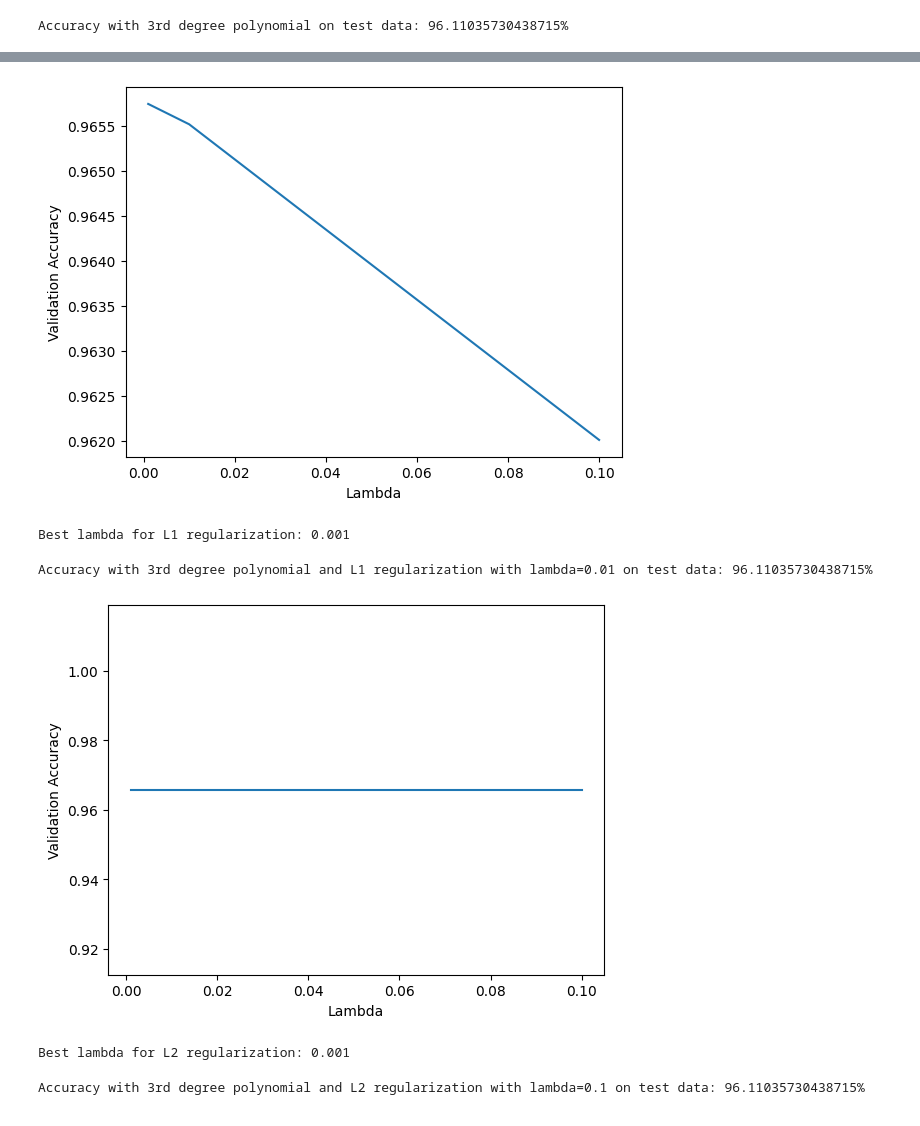
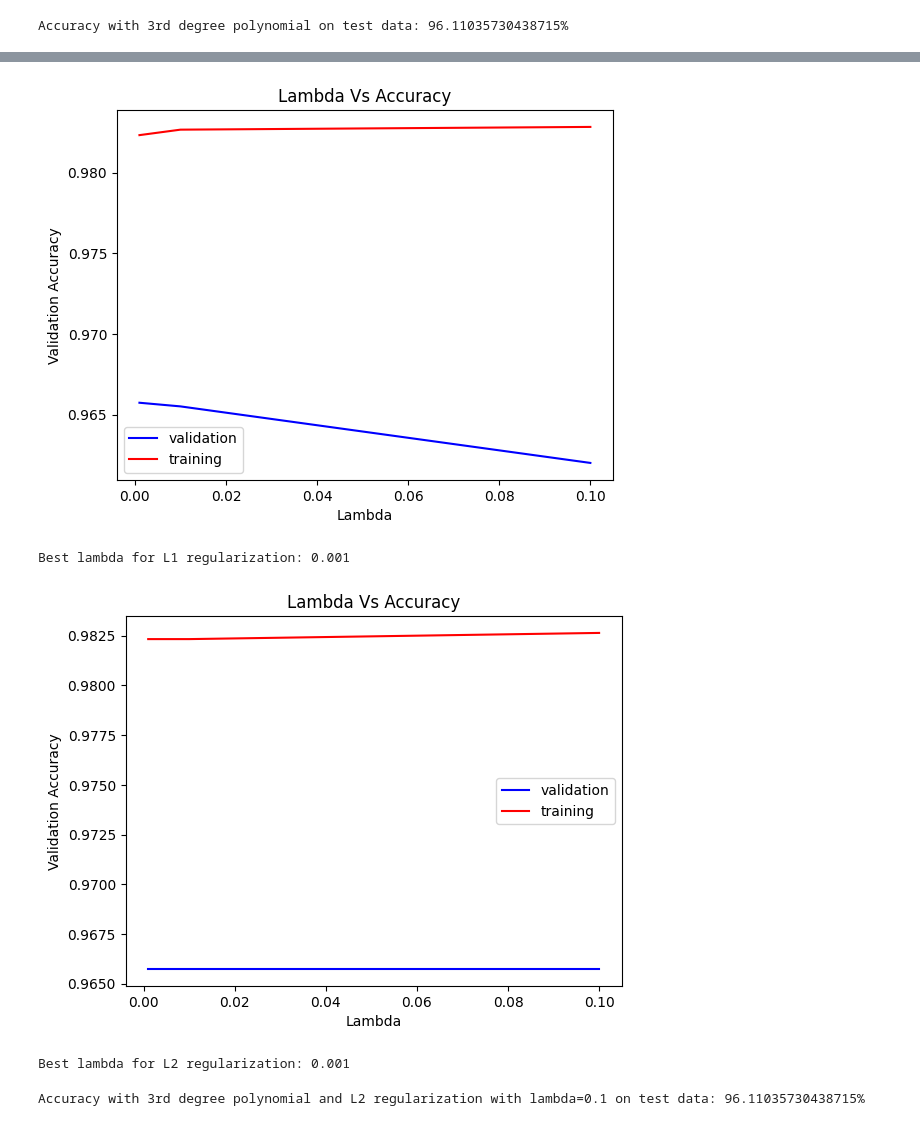
Before and after one commit to rakeebh7233/phishing-prediction, a Jupyter notebook: logistic_regression.ipynb, the cells around one changed output, grey strips where cells are left out. Cells and saved outputs as stored; diff of their text form; code cells hidden in the pictures.

```diff
--- a/logistic_regression.ipynb
+++ b/logistic_regression.ipynb
@@ -88,10 +87,10 @@ print(f"Accuracy for Logistic Regression with no Regularization and no Polynomia
 Accuracy for Logistic Regression with no Regularization and no Polynomial Transformations: 92.49208502939847%
 # %%
 kfold = KFold(n_splits=5, shuffle=True, random_state=1)
-validation_scores = []
+validation_scores, training_scores = [], []
 
 for degree in range(1, 4):
-    avg_score = []
+    avg_score_v, avg_score_t = [], []
     for train_index, val_index in kfold.split(X_train):
         X_train_fold, X_val_fold = X_train[train_index], X_train[val_index]
         y_train_fold, y_val_fold = y_train[train_index], y_train[val_index]
@@ -105,15 +104,18 @@ for degree in range(1, 4):
 
         w = Gradient_Ascent(X_train_poly, y_2d_train_fold, learning_rate, num_iters)
 
-        y_hat = predict_class(X_val_poly, w, 0.5)
-        score = accuracy_score(y_2d_val_fold, y_hat)
-        avg_score.append(score)
+        avg_score_v.append(accuracy_score(y_2d_val_fold, predict_class(X_val_poly, w, 0.5)))
+        avg_score_t.append(accuracy_score(y_2d_train_fold, predict_class(X_train_poly, w, 0.5)))
 
-    validation_scores.append(np.mean(avg_score))
+    validation_scores.append(np.mean(avg_score_v))
+    training_scores.append(np.mean(avg_score_t))
 
-plt.plot(range(1, 4), validation_scores)
+plt.title("Degree Vs Accuracy")
+plt.plot(range(1, 4), validation_scores, color="blue", label="validation")
+plt.plot(range(1, 4), training_scores, color="red", label="training")
 plt.xlabel("Degree")
 plt.ylabel("Validation Accuracy")
+plt.legend()
 plt.show()
 
 # Find the best degree of polynomial
@@ -170,49 +166,45 @@ X_train_poly = poly.fit_transform(X_train)
 X_test_poly = poly.transform(X_test)
 # %%
 kfold = KFold(n_splits=5, shuffle=True, random_state=1)
-validation_scores = []
+validation_scores, training_scores = [], []
 
 for lambda1 in [0.001, 0.01, 0.1]:
-    avg_score = []
+    avg_score_v, avg_score_t = [], []
     for train_index, val_index in kfold.split(X_train_poly):
         X_train_fold, X_val_fold = X_train_poly[train_index], X_train_poly[val_index]
         y_train_fold, y_val_fold = y_train[train_index], y_train[val_index]
 
         y_2d_train_fold = y_train_fold.reshape(-1, 1)
         y_2d_val_fold = y_val_fold.reshape(-1, 1)
 
         w = Gradient_Ascent_L1_Regularization(X_train_fold, y_2d_train_fold, learning_rate, num_iters, lambda1)
 
-        y_hat = predict_class(X_val_fold, w, 0.5)
-        score = accuracy_score(y_2d_val_fold, y_hat)
-        avg_score.append(score)
-    validation_scores.append(np.mean(avg_score))
+        avg_score_v.append(accuracy_score(y_2d_val_fold, predict_class(X_val_fold, w, 0.5)))
+        avg_score_t.append(accuracy_score(y_2d_train_fold, predict_class(X_train_fold, w, 0.5)))
 
-plt.plot([0.001, 0.01, 0.1], validation_scores)
+    validation_scores.append(np.mean(avg_score_v))
+    training_scores.append(np.mean(avg_score_t))
+
+plt.title("Lambda Vs Accuracy")
+plt.plot([0.001, 0.01, 0.1], validation_scores, color="blue", label="validation")
+plt.plot([0.001, 0.01, 0.1], training_scores, color="red", label="training")
 plt.xlabel("Lambda")
 plt.ylabel("Validation Accuracy")
+plt.legend()
 plt.show()
 
 # Find the best lambda for L1 regularization
 best_lambda1 = [0.001, 0.01, 0.1][np.argmax(validation_scores)]
 print("Best lambda for L1 regularization:", best_lambda1)
 # %% [output]
-[figure, old version]
+[figure, new version]
 Best lambda for L1 regularization: 0.001
-# %%
-w = Gradient_Ascent_L1_Regularization(X_train_poly, y_2d_train, learning_rate, num_iters, best_lambda1)
-
-y_hat = predict_class(X_test_poly, w, 0.5)
-score = accuracy_score(y_2d_test, y_hat)
-print(f"Accuracy with 3rd degree polynomial and L1 regularization with lambda=0.01 on test data: {score*100}%")
-# %% [output]
-Accuracy with 3rd degree polynomial and L1 regularization with lambda=0.01 on test data: 96.11035730438715%
 # %%
 kfold = KFold(n_splits=5, shuffle=True, random_state=1)
-validation_scores = []
+validation_scores, training_scores = [], []
 
 for lambda2 in [0.001, 0.01, 0.1]:
-    avg_score = []
+    avg_score_v, avg_score_t = [], []
     for train_index, val_index in kfold.split(X_train_poly):
         X_train_fold, X_val_fold = X_train_poly[train_index], X_train_poly[val_index]
         y_train_fold, y_val_fold = y_train[train_index], y_train[val_index]
@@ -222,21 +214,25 @@ for lambda2 in [0.001, 0.01, 0.1]:
 
         w = Gradient_Ascent_L2_Regularization(X_train_fold, y_2d_train_fold, learning_rate, num_iters, lambda2)
 
-        y_hat = predict_class(X_val_fold, w, 0.5)
-        score = accuracy_score(y_2d_val_fold, y_hat)
-        avg_score.append(score)
-    validation_scores.append(np.mean(avg_score))
+        avg_score_v.append(accuracy_score(y_2d_val_fold, predict_class(X_val_fold, w, 0.5)))
+        avg_score_t.append(accuracy_score(y_2d_train_fold, predict_class(X_train_fold, w, 0.5)))
 
-plt.plot([0.001, 0.01, 0.1], validation_scores)
+    validation_scores.append(np.mean(avg_score_v))
+    training_scores.append(np.mean(avg_score_t))
+
+plt.title("Lambda Vs Accuracy")
+plt.plot([0.001, 0.01, 0.1], validation_scores, color="blue", label="validation")
+plt.plot([0.001, 0.01, 0.1], training_scores, color="red", label="training")
 plt.xlabel("Lambda")
 plt.ylabel("Validation Accuracy")
+plt.legend()
 plt.show()
 
 # Find the best lambda for L1 regularization
-best_lambda1 = [0.001, 0.01, 0.1][np.argmax(validation_scores)]
-print("Best lambda for L2 regularization:", best_lambda1)
+best_lambda2 = [0.001, 0.01, 0.1][np.argmax(validation_scores)]
+print("Best lambda for L2 regularization:", best_lambda2)
 # %% [output]
-[figure, old version]
+[figure, new version]
 Best lambda for L2 regularization: 0.001
 # %%
 w = Gradient_Ascent_L2_Regularization(X_train_poly, y_2d_train, learning_rate, num_iters, best_lambda1)
```
Also changed, not shown: parts of 6 cells of this notebook.
